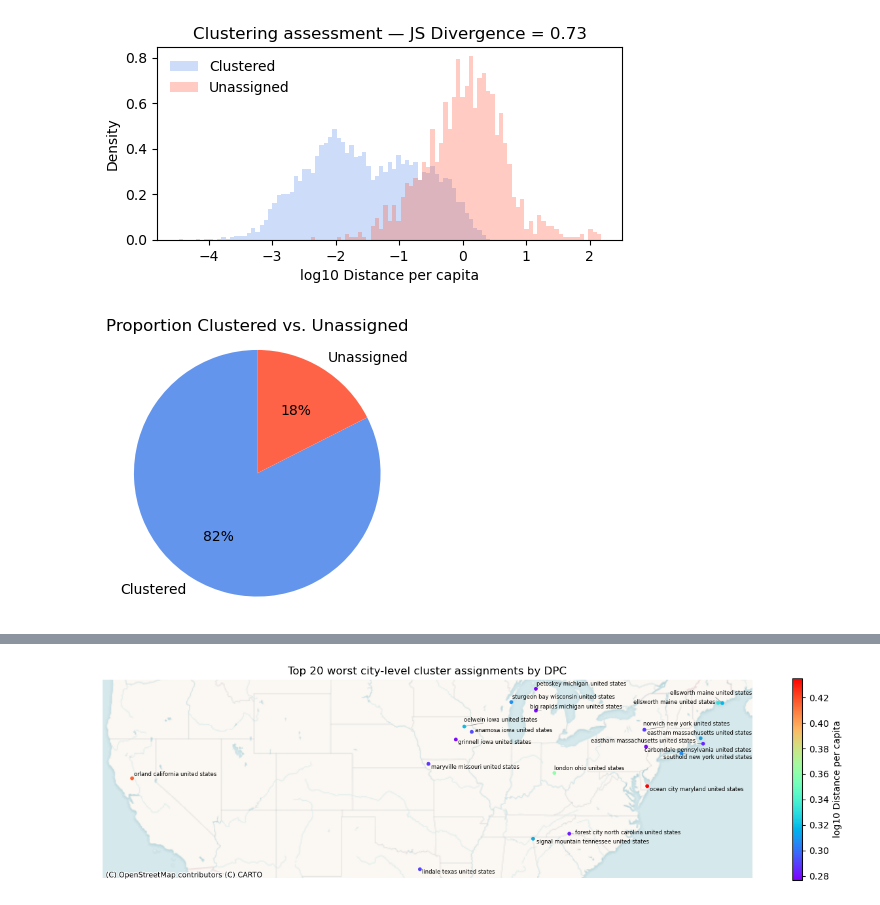
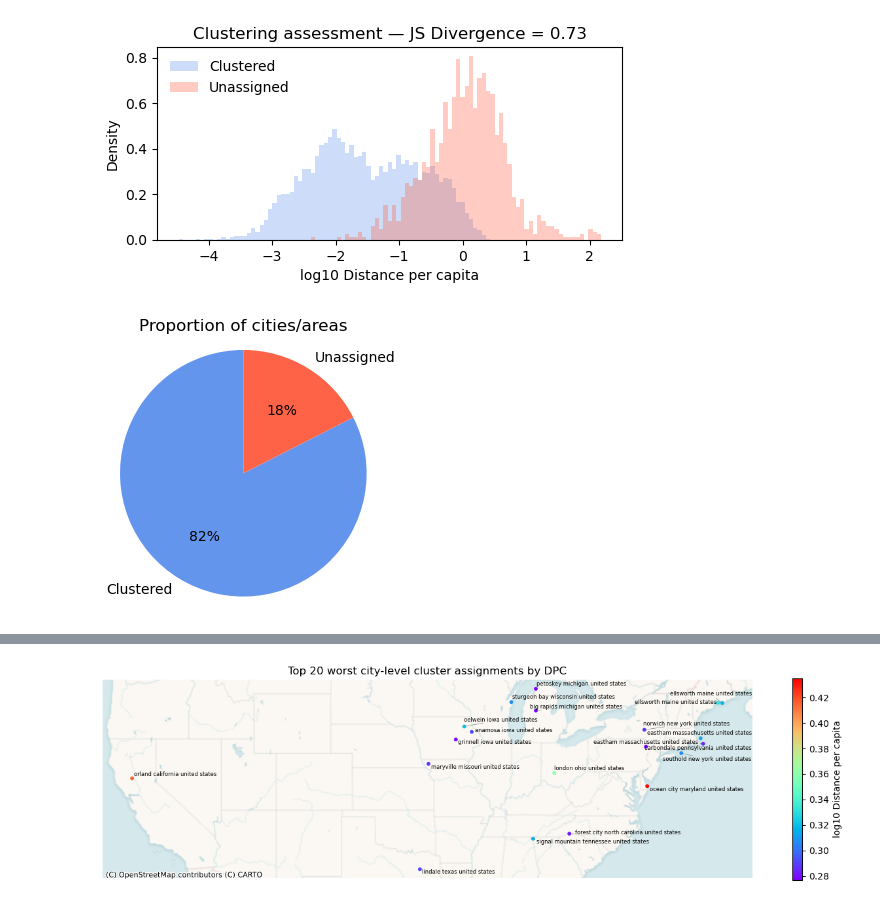
Before and after one commit to calebclayreagor/revelio-assignment, a Jupyter notebook: notebooks/evaluation/density_clusters_us_only.ipynb, the cells around one changed output, grey strips where cells are left out. Saved outputs shown, nothing was run; the diff lists cells and outputs as text; code cells hidden in the pictures.

```diff
--- a/notebooks/evaluation/density_clusters_us_only.ipynb
+++ b/notebooks/evaluation/density_clusters_us_only.ipynb
@@ -42,18 +42,19 @@ plt.show()
 # %% [output]
 [figure]
 # %%
+# proportion of cities in clusters
 counts = gdf_us.cluster.notna().value_counts().rename(
     {True : 'Clustered', False : 'Unassigned'})
 fig, ax = plt.subplots(1, 1, figsize = (3.5, 3.5))
 counts.plot(
     kind = 'pie',
     autopct = '%1.0f%%',
     startangle = 90,
     colors = ['cornflowerblue', 'tomato'],
     ylabel = '',
     legend = False)
-ax.set_title('Proportion Clustered vs. Unassigned')
+ax.set_title('Proportion of cities/areas')
 ax.axis('equal')
 plt.show()
 # %% [output]
-[figure, old version]
+[figure, new version]
```
Also changed, not shown: parts of 3 cells of this notebook, 2 other files.
